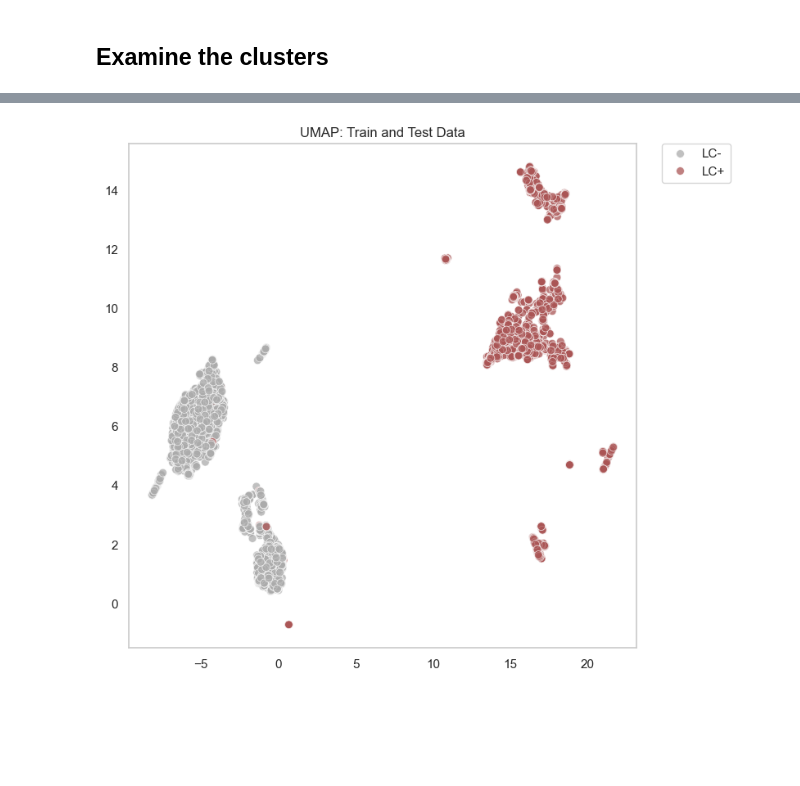
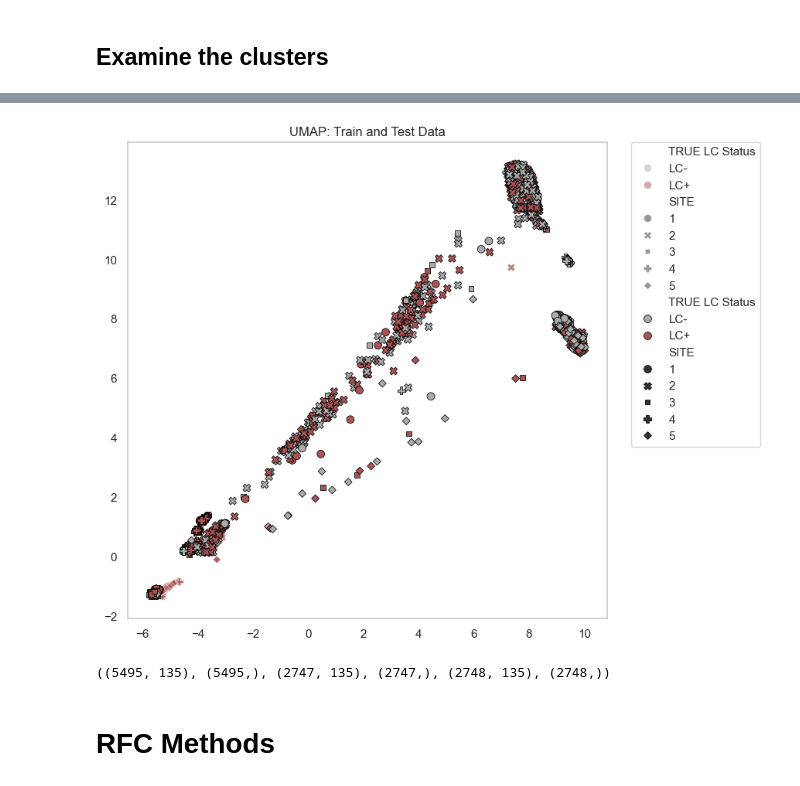
Before and after one commit to davidtweddell/lc_repo, a Jupyter notebook: 04-investigate-predictions.ipynb, the cells around one changed output, grey strips where cells are left out. Drawn from its saved outputs; the diff is of its cells as text; code cells hidden in the pictures; blank space fills up the shorter version.

```diff
--- a/04-investigate-predictions.ipynb
+++ b/04-investigate-predictions.ipynb
@@ -1010,18 +1014,31 @@ def reduce_and_return(X_train, X_test, y_train, y_test,
 
 def make_plot_df_2(X_train, X_test, p_train, p_test, train_labels, test_labels, test_probs, sites, y_train, y_test):
 
-    df_train = pd.DataFrame(p_train, columns = ["x", "y"], index = X_train.index)
-    df_train['TRUE LC Status'] = y_train.map({0: "LC-", 1: "LC+"})
+    # check shape of p_train and p_test
+
+    if p_train.shape[1] == 2:
+        print("p_train has 2 columns")
+        cols = ["x", "y"]
+    elif p_train.shape[1] == 3:
+        print("p_train has 3 columns")
+        cols = ["x", "y", "z"]
+    else:
+        print("p_train has more than 3 columns")
+        cols = [f"dim_{i}" for i in range(p_train.shape[1])]
+
+
+    df_train = pd.DataFrame(p_train, columns = cols, index = X_train.index)
+    df_train['TRUE LC Status']   = y_train.map({0: "LC-", 1: "LC+"})
     df_train['LC_STATUS']        = y_train
-    df_train['Cluster']        = train_labels
-    df_train["SITE"]           = sites.loc[X_train.index]
+    df_train['Cluster']          = train_labels
+    df_train["SITE"]             = sites.loc[X_train.index]
     # df_train['Cluster'] = tl
 
-    df_test  = pd.DataFrame(p_test, columns = ["x", "y"], index = X_test.index)
-    df_test['TRUE LC Status'] = y_test.map({0: "LC-", 1: "LC+"})
-    df_test['LC_STATUS']        = y_test
-    df_test['Cluster']        = test_labels
-    df_test["SITE"]           = sites.loc[X_test.index]
+    df_test  = pd.DataFrame(p_test, columns = cols, index = X_test.index)
+    df_test['TRUE LC Status']     = y_test.map({0: "LC-", 1: "LC+"})
+    df_test['LC_STATUS']          = y_test
+    df_test['Cluster']            = test_labels
+    df_test["SITE"]               = sites.loc[X_test.index]
     df_test['Cluster Confidence'] = test_probs*100
 
     return df_train, df_test
@@ -1318,4 +1372,13 @@ df_results.to_latex("./OUTPUT/results.tex", float_format = "{:0.2f}".format)
 X_train, X_test, y_train, y_test = split_and_return(X, tgt,
                                                     test_size = 0.2, random_state = None)
 
-p_train, p_test, train_labels, test_labels, test_probs, clusterer = reduce_and_return(X_train, X_test, y_train, y_test, spread = 1.0)
+p_train, p_test, \
+    train_labels, test_labels, test_probs, \
+        clusterer = reduce_and_return(
+                                        X_train,
+                                        X_test,
+                                        y_train,
+                                        y_test,
+                                        umap_spread = 0.5,
+                                        umap_n_components = 5,
+                                      )
@@ -1344,4 +1438,12 @@ df_train, df_test = make_plot_df_2(
 # %%
-make_plots(df_train, df_test, show_test = False)
+make_plots(df_train, df_test, show_test = True)
 # %% [output]
-[figure, old version]
+[figure, new version]
+# %%
+X.shape, tgt.shape,\
+X_train.shape, y_train.shape, \
+X_test.shape, y_test.shape
+# %% [output]
+((5495, 135), (5495,), (2747, 135), (2747,), (2748, 135), (2748,))
+# %% [markdown]
+# RFC Methods
```
Also changed, not shown: parts of 13 cells of this notebook, 1 other file.
